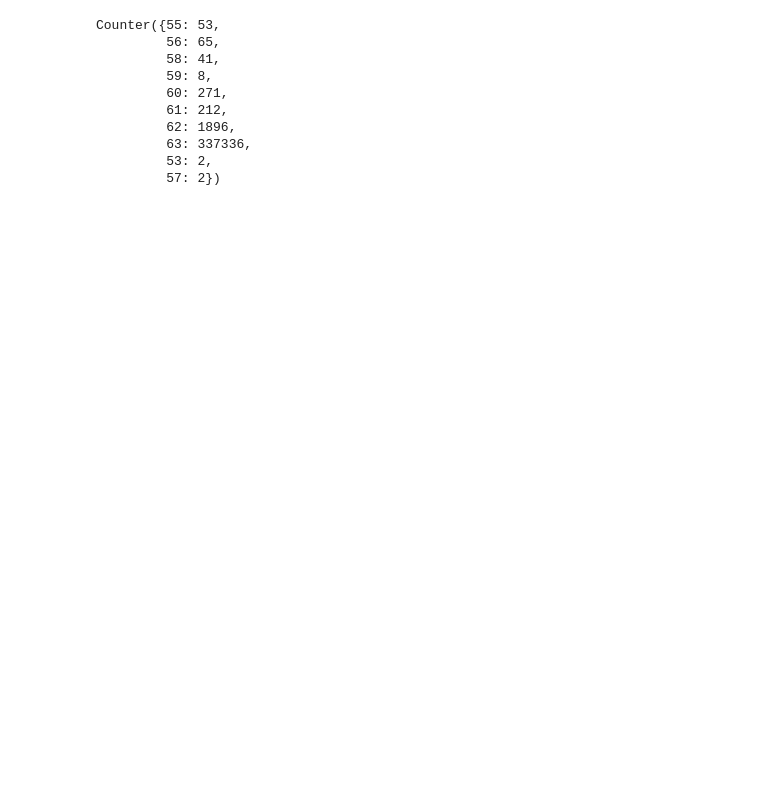
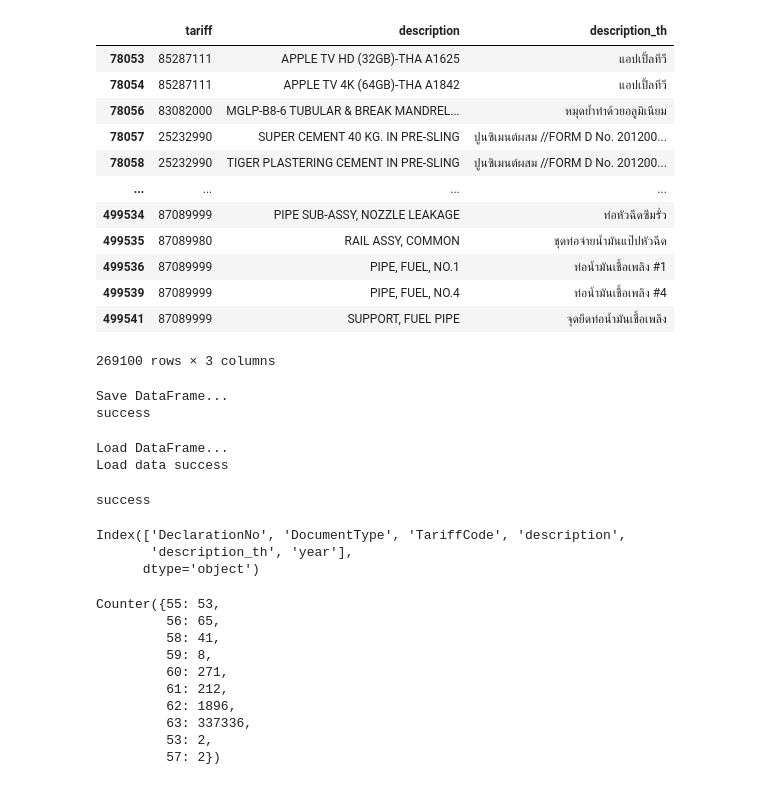
Before and after one commit to dragon-library/work_space, a Jupyter notebook: HS_Code/manage_data.ipynb, the cells around one changed output. Saved outputs shown, nothing was run; the diff lists cells and outputs as text; code cells hidden in the pictures; blank space fills up the shorter version.

```diff
--- a/HS_Code/manage_data.ipynb
+++ b/HS_Code/manage_data.ipynb
@@ -68,0 +158,40 @@ data
+# %%
+df = df[[ 'TariffCode', 'description','description_th']]
+df.columns = ['tariff', 'description','description_th']
+df
+# %% [output]
+|  | tariff | description | description_th |
+| 78053 | 85287111 | APPLE TV HD (32GB)-THA A1625 | แอปเปิ้ลทีวี |
+| 78054 | 85287111 | APPLE TV 4K (64GB)-THA A1842 | แอปเปิ้ลทีวี |
+| 78056 | 83082000 | MGLP-B8-6 TUBULAR & BREAK MANDREL... | หมุดย้ำทำด้วยอลูมิเนียม |
+| 78057 | 25232990 | SUPER CEMENT 40 KG. IN PRE-SLING | ปูนซิเมนต์ผสม //FORM D No. 201200... |
+| 78058 | 25232990 | TIGER PLASTERING CEMENT IN PRE-SLING | ปูนซิเมนต์ผสม //FORM D No. 201200... |
+| ... | ... | ... | ... |
+| 499534 | 87089999 | PIPE SUB-ASSY, NOZZLE LEAKAGE | ท่อหัวฉีดซึมรั่ว |
+| 499535 | 87089980 | RAIL ASSY, COMMON | ชุดท่อจ่ายน้ำมันแป๊ปหัวฉีด |
+| 499536 | 87089999 | PIPE, FUEL, NO.1 | ท่อน้ำมันเชื้อเพลิง #1 |
+| 499539 | 87089999 | PIPE, FUEL, NO.4 | ท่อน้ำมันเชื้อเพลิง #4 |
+| 499541 | 87089999 | SUPPORT, FUEL PIPE | จุดยึดท่อน้ำมันเชื้อเพลิง |
+269100 rows × 3 columns
+# %%
+files =  'data/temp.pkl'
+
+save_df(df,files)
+# %% [output]
+Save DataFrame...
+success
+# %%
+files =  'data/temp.pkl'
+decx = load_df(files)
+# %% [output]
+Load DataFrame...
+Load data success
+# %%
+writer = pd.ExcelWriter("data/declaration_2020.xlsx")
+
+df.to_excel(writer,"deci", index=True)
+decx.to_excel(writer,"decx", index=True)
+writer.save()
+print('success')
+# %% [output]
+success
@@ -69,3 +203,9 @@ data
+# %%
+df.columns
+# %% [output]
+Index(['DeclarationNo', 'DocumentType', 'TariffCode', 'description',
+       'description_th', 'year'],
+      dtype='object')
 # %%
 Counter(data["year"])
 # %% [output]
```
Also changed, not shown: parts of 15 cells of this notebook, 8 other files.
